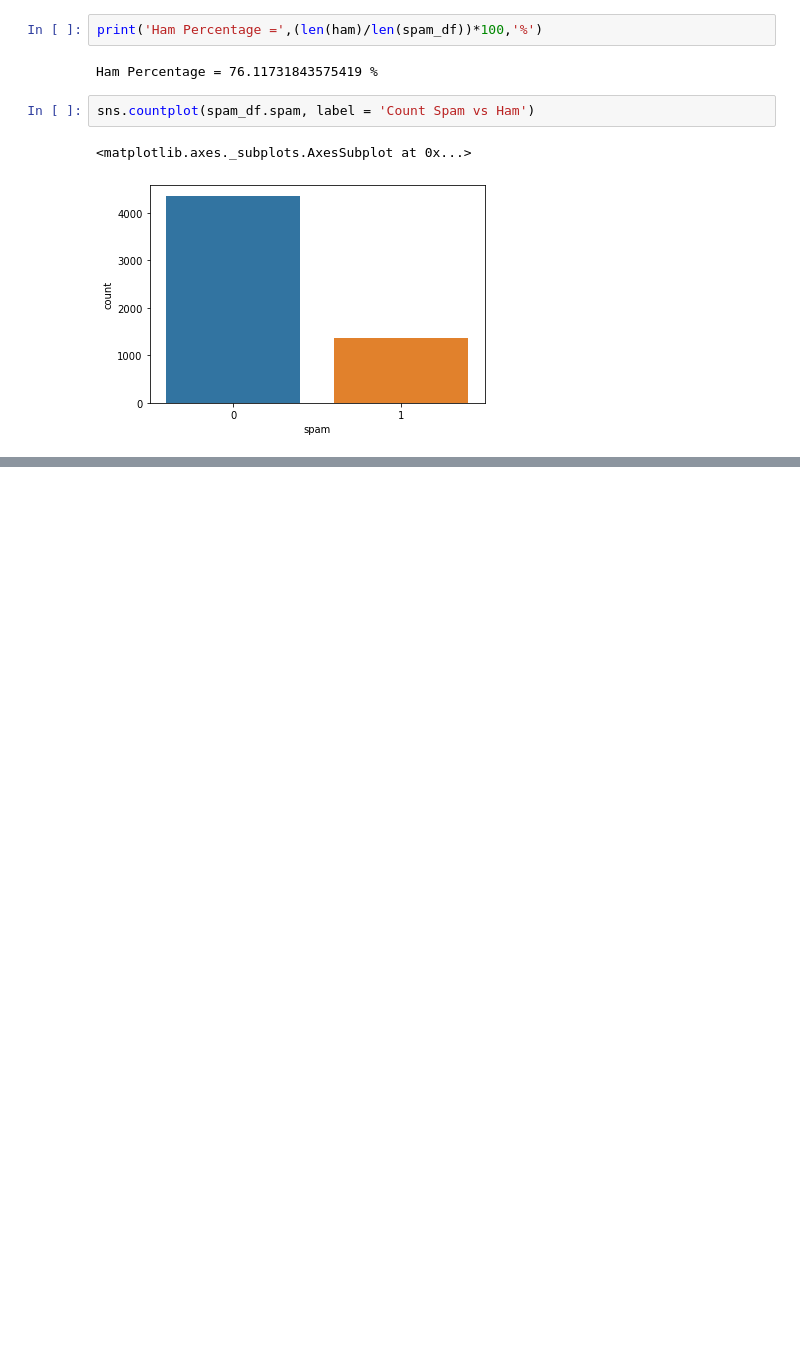
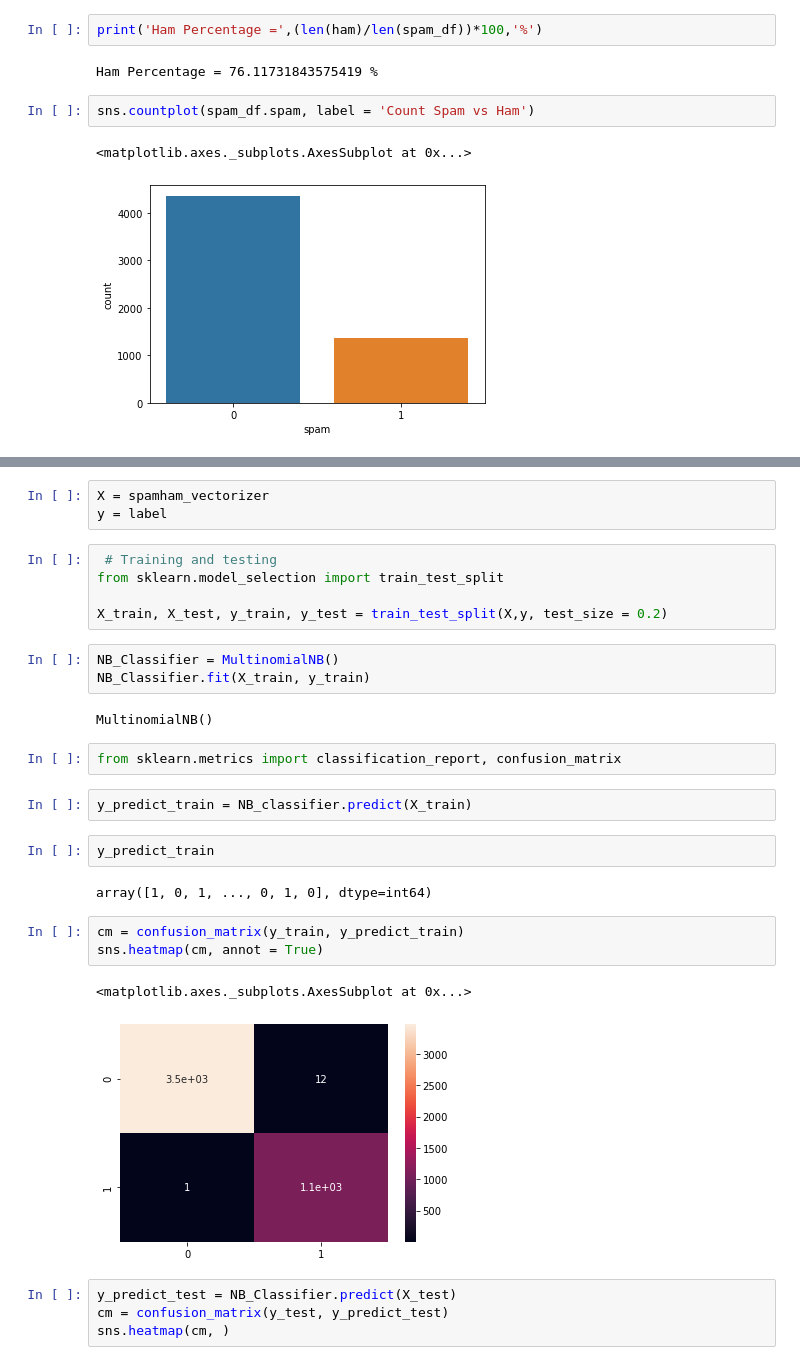
Before and after one commit to Srinivas1043/spam-classifier, a Jupyter notebook: Spam Classifier.ipynb, the cells around one changed output, grey strips where cells are left out. Saved outputs shown, nothing was run; the diff lists cells and outputs as text; blank space fills up the shorter version.

Commit message:
Model evaluated and Tested

```diff
--- a/Spam Classifier.ipynb
+++ b/Spam Classifier.ipynb
@@ -170,0 +238,31 @@ sns.countplot(spam_df.spam, label = 'Count Spam vs Ham')
+# %%
+X = spamham_vectorizer
+y = label
+# %%
+ # Training and testing
+from sklearn.model_selection import train_test_split
+
+X_train, X_test, y_train, y_test = train_test_split(X,y, test_size = 0.2)
+# %%
+NB_Classifier = MultinomialNB()
+NB_Classifier.fit(X_train, y_train)
+# %% [output]
+MultinomialNB()
+# %%
+from sklearn.metrics import classification_report, confusion_matrix
+# %%
+y_predict_train = NB_classifier.predict(X_train)
+# %%
+y_predict_train
+# %% [output]
+array([1, 0, 1, ..., 0, 1, 0], dtype=int64)
+# %%
+cm = confusion_matrix(y_train, y_predict_train)
+sns.heatmap(cm, annot = True)
+# %% [output]
+<matplotlib.axes._subplots.AxesSubplot at 0x...>
+[figure, added]
+# %%
+y_predict_test = NB_Classifier.predict(X_test)
+cm = confusion_matrix(y_test, y_predict_test)
+sns.heatmap(cm, )
```
Also changed, not shown: parts of 16 cells of this notebook.
